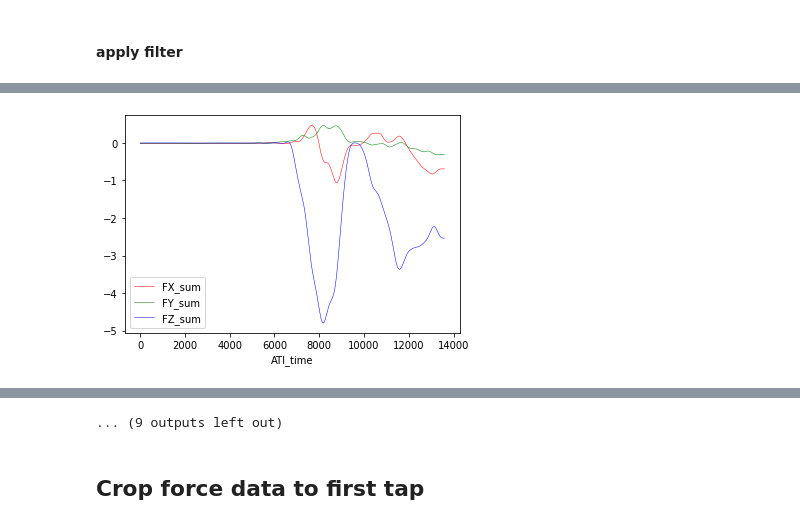
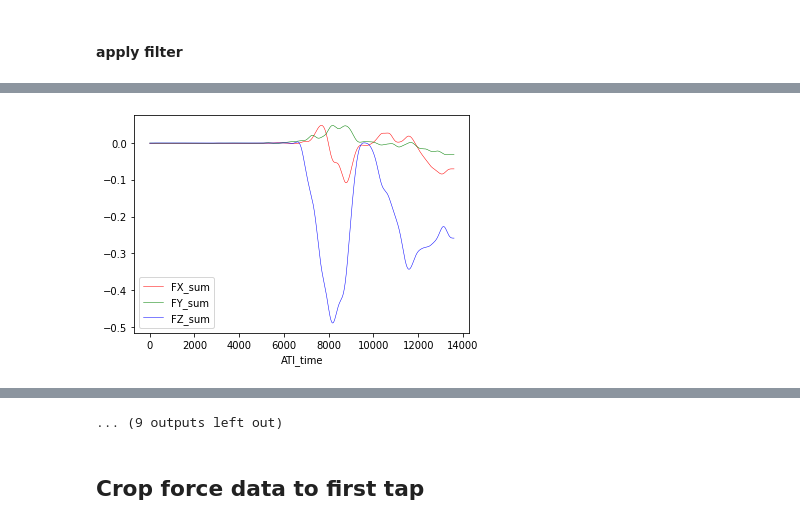
Before and after one commit to popscallion/possumpolish, a Jupyter notebook: externalMoments.ipynb, the cells around one changed output, grey strips where cells are left out. Drawn from its saved outputs; the diff is of its cells as text; code cells hidden in the pictures.

```diff
--- a/externalMoments.ipynb
+++ b/externalMoments.ipynb
@@ -129,4 +158,4 @@ force_df = pd.concat(csv_dict, names=['Run ID','ATI_time'])
 # %%
 norm_force_df = force_df.copy()
 for trial in csv_dict.keys():
-    norm_force_df.loc[pd.IndexSlice[trial,:],:]/=log.loc[trial,'Mass (kg)']
+    norm_force_df.loc[pd.IndexSlice[trial,:],:]/=(log.loc[trial,'Mass (kg)']*constants.g)
@@ -162,42 +163,3 @@ for trial_id in csv_dict.keys():
 ## low-pass butterworth filter
 # %% [markdown]
 #### choose filter cutoff
-# %%
-test_trial = '21_t2_fullstride_A'
-sampling_f = log.loc[test_trial,'ATI sampling (Hz)']
-test_range = np.arange(0.1, 50.1, 0.1)
-baseline = norm_force_df.loc[test_trial,'FZ_sum'][0:1000]
-
-def find_noise(baseline):
-    rms = np.sqrt(np.mean(baseline**2))
-    return rms
-
-def make_butter(data, cutoff, sampling_f):
-    b, a = signal.butter(4, cutoff, btype='lowpass', fs=sampling_f)
-    y = signal.filtfilt(b, a, data)
-    return y
-
-def get_residual(data, cutoff, sampling_f):
-    ys = make_butter(data, cutoff, sampling_f)
-    residual = math.sqrt(np.mean((data-ys)**2))
-    return residual
-
-def find_nearest(array, value):
-    array = np.asarray(array)
-    idx = (np.abs(array - value)).argmin()
-    return array[idx], idx
-
-noise_floor = find_noise(baseline)
-residuals = [get_residual(forces_filt['FZ_sum'], cutoff, sampling_f) for cutoff in test_range]
-critical_residual, cf_idx = find_nearest(residuals, noise_floor)
-opt_cutoff = test_range[cf_idx]
-
-fig,ax = plt.subplots(figsize=(12,6))
-ax.plot(test_range, residuals)
-ax.hlines(noise_floor, 0, test_range.max(), colors='red')
-ax.vlines(opt_cutoff, -0.01, noise_floor, colors='orange')
-ax.set_ylim([-0.01, 0.1])
-ax.set_xlim([0, test_range.max()])
-ax.set_ylabel('residual')
-ax.set_xlabel('cutoff (Hz)')
-ax.set_xticks([0,opt_cutoff,10,20,30,40,50])
@@ -213,6 +166,7 @@ ax.set_xticks([0,opt_cutoff,10,20,30,40,50])
 # %% [markdown]
 #### apply filter
 # %%
+opt_cutoff = 2.1
 filt_norm_force_df = norm_force_df.copy()
 for trial_id in csv_dict.keys():
     sampling_f = log.loc[trial_id,'ATI sampling (Hz)']
@@ -225 +179 @@ for trial_id in csv_dict.keys():
-[figure, old version]
+[figure, new version]
```
Also changed, not shown: parts of 11 cells of this notebook.
